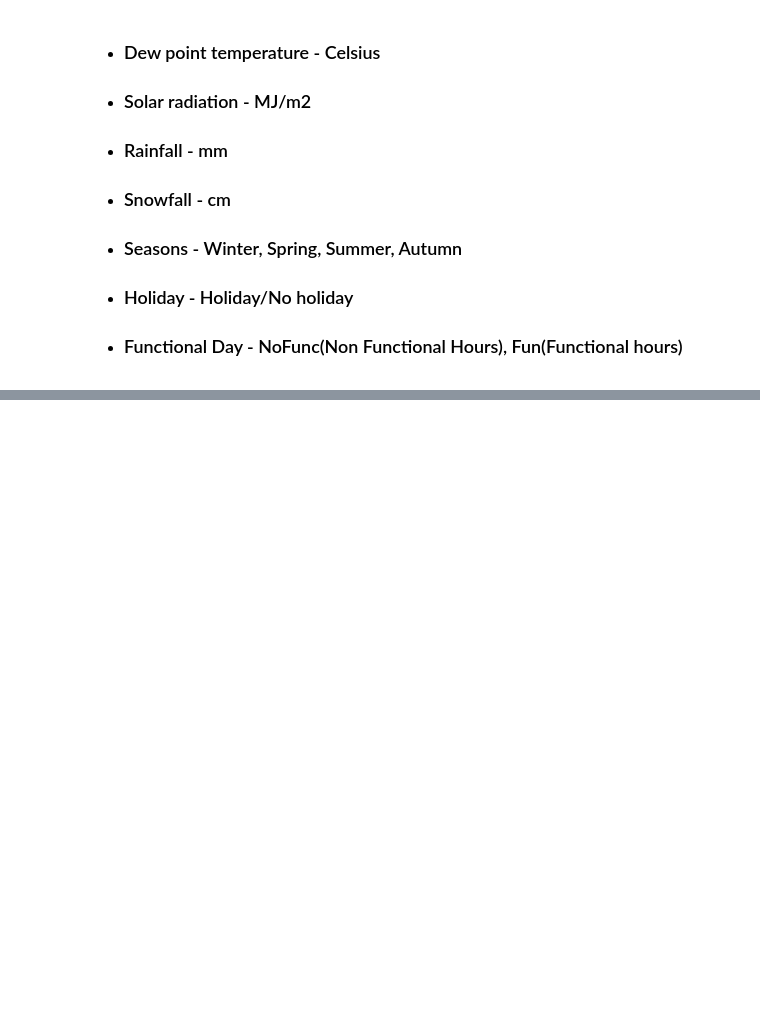
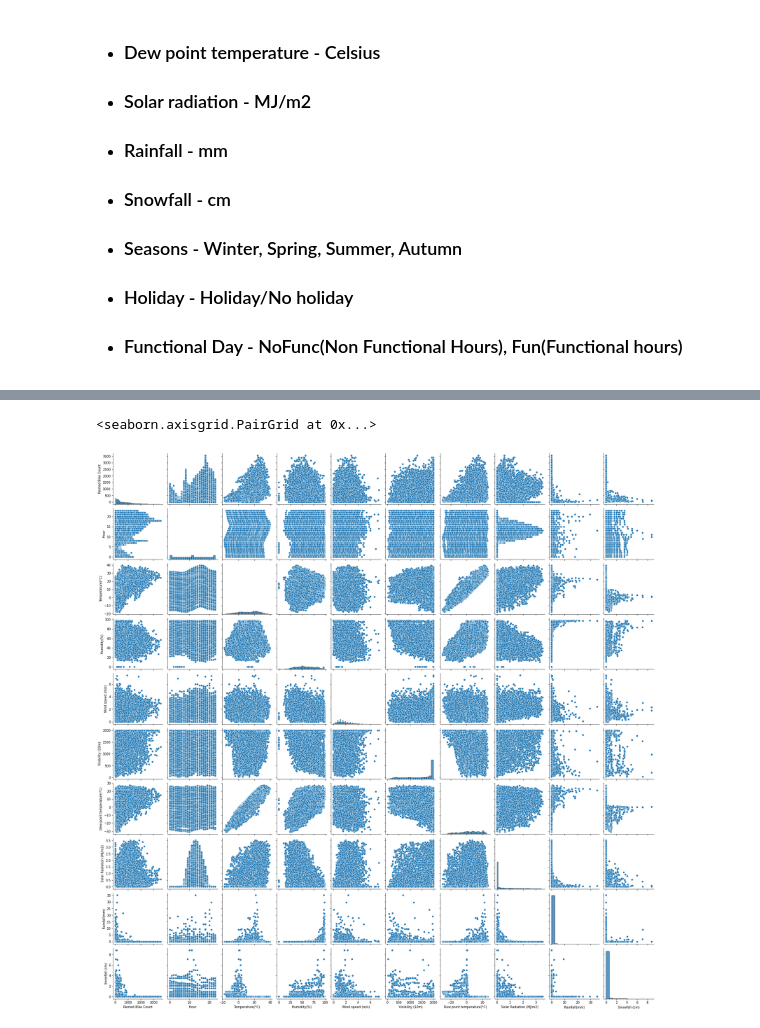
Before and after one commit to SajalSinha/Bike_sharing_demand, a Jupyter notebook: Bike_Sharing_Demand_Prediction_Capstone_Project_2.ipynb, the cells around one changed output, grey strips where cells are left out. Cells and saved outputs as stored; diff of their text form; code cells hidden in the pictures; blank space fills up the shorter version.

```diff
--- a/Bike_Sharing_Demand_Prediction_Capstone_Project_2.ipynb
+++ b/Bike_Sharing_Demand_Prediction_Capstone_Project_2.ipynb
@@ -30,0 +144,5 @@
+# %%
+sns.pairplot(df)
+# %% [output]
+<seaborn.axisgrid.PairGrid at 0x...>
+[figure, added]
```
Also changed, not shown: parts of 17 cells of this notebook.
